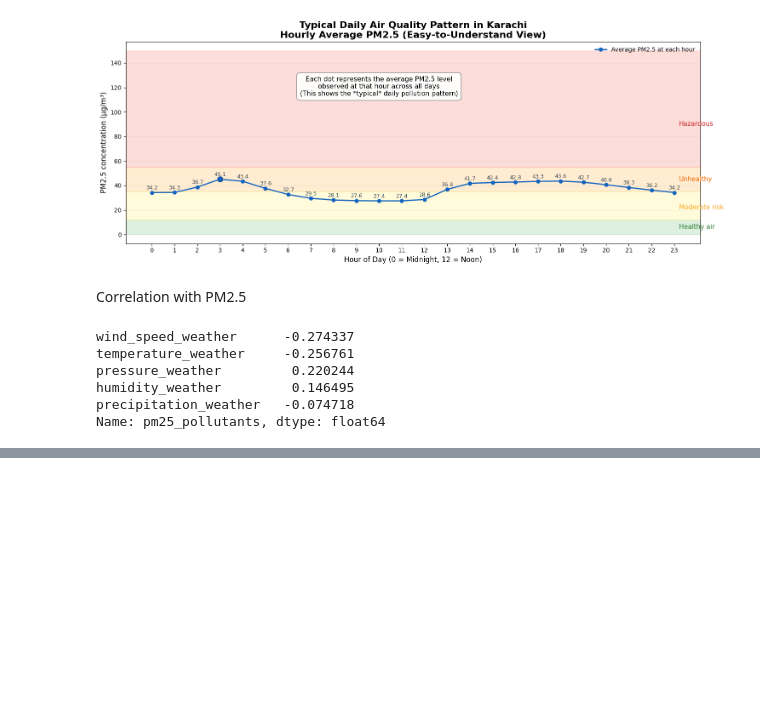
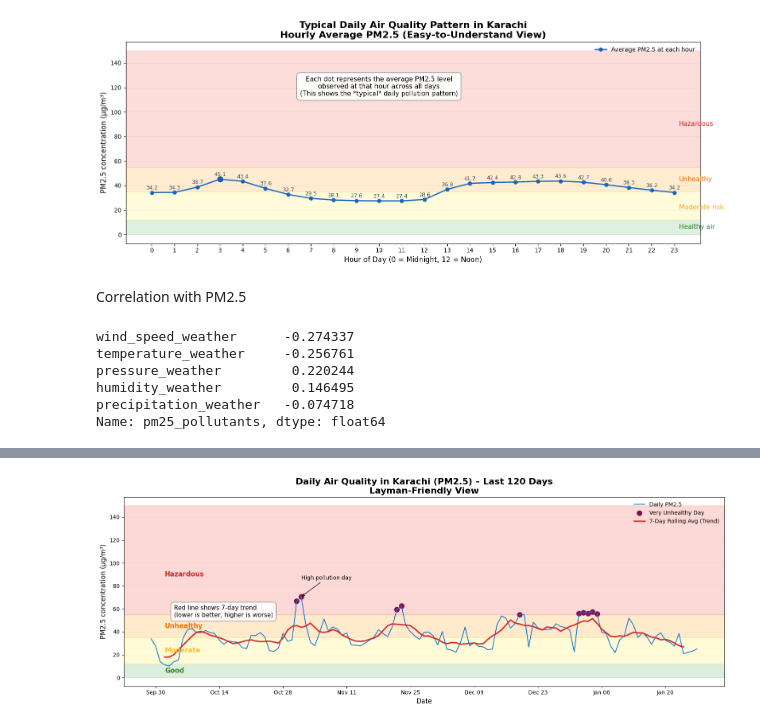
Before and after one commit to Nawab-Ahmed/aqi-forecasting-mlops, a Jupyter notebook: notebooks/eda.ipynb, the cells around one changed output, grey strips where cells are left out. Cells and saved outputs as stored; diff of their text form; code cells hidden in the pictures; blank space fills up the shorter version.

Commit message:
Perform data preprocessing: cleaning, formatting, and feature preparation

```diff
--- a/notebooks/eda.ipynb
+++ b/notebooks/eda.ipynb
@@ -685,13 +676,89 @@ plt.show()
 # %%
-q1 = df["aqi_avg"].quantile(0.25)
-q3 = df["aqi_avg"].quantile(0.75)
-iqr = q3 - q1
+import matplotlib.pyplot as plt
+import matplotlib.dates as mdates
 
-outliers = df[
-    (df["aqi_avg"] < q1 - 1.5 * iqr) |
-    (df["aqi_avg"] > q3 + 1.5 * iqr)
-]
+# Prepare daily average
+historical_df["date"] = historical_df["event_timestamp"].dt.date
+daily_avg = historical_df.groupby("date")["pm25_pollutants"].mean()
 
-print("Number of potential outliers:", len(outliers))
-outliers.sort_values("aqi_avg", ascending=False).head()
+# 7-day rolling average
+rolling_avg = daily_avg.rolling(window=7, center=True).mean()
+
+plt.figure(figsize=(16, 6))
+
+# Health bands (with labels inside each band)
+plt.axhspan(0, 12, color="#4CAF50", alpha=0.2)
+plt.text(daily_avg.index[3], 6, "Good", color="#2E7D32", fontsize=12, weight="bold", va="center")
+plt.axhspan(12, 35, color="#FFEB3B", alpha=0.2)
+plt.text(daily_avg.index[3], 23.5, "Moderate", color="#FBC02D", fontsize=12, weight="bold", va="center")
+plt.axhspan(35, 55, color="#FF9800", alpha=0.2)
+plt.text(daily_avg.index[3], 45, "Unhealthy", color="#EF6C00", fontsize=12, weight="bold", va="center")
+plt.axhspan(55, 150, color="#F44336", alpha=0.2)
+plt.text(daily_avg.index[3], 90, "Hazardous", color="#C62828", fontsize=12, weight="bold", va="center")
+
+# Plot daily average
+plt.plot(
+    daily_avg.index,
+    daily_avg.values,
+    color="#1976D2",
+    linewidth=1.5,
+    label="Daily PM2.5"
+)
+
+# Highlight very unhealthy spikes
+very_unhealthy = daily_avg[daily_avg > 55]
+plt.scatter(
+    very_unhealthy.index,
+    very_unhealthy.values,
+    color="#880E4F",
+    s=80,
+    marker="o",
+    label="Very Unhealthy Day"
+)
+
+# Plot 7-day rolling average
+plt.plot(
+    rolling_avg.index,
+    rolling_avg.values,
+    color="#D32F2F",
+    linewidth=2.5,
+    label="7-Day Rolling Avg (Trend)"
+)
+
+# Text box for rolling average explanation
+plt.text(
+    rolling_avg.index[5],
+    max(daily_avg)*0.75,
+    "Red line shows 7-day trend\n(lower is better, higher is worse)",
+    fontsize=11,
+    bbox=dict(boxstyle="round,pad=0.5", facecolor="white", edgecolor="gray", alpha=0.9)
+)
+
+# Annotate a peak spike
+peak_date = very_unhealthy.idxmax()
+peak_value = very_unhealthy.max()
+plt.annotate(
+    "High pollution day",
+    xy=(peak_date, peak_value),
+    xytext=(peak_date, peak_value+15),
+    arrowprops=dict(facecolor="gray", arrowstyle="->"),
+    fontsize=10
+)
+
+# Titles & labels
+plt.title(
+    "Daily Air Quality in Karachi (PM2.5) – Last 120 Days\nLayman-Friendly View",
+    fontsize=16, weight="bold"
+)
+plt.xlabel("Date", fontsize=12)
+plt.ylabel("PM2.5 concentration (µg/m³)", fontsize=12)
+
+# X-axis formatting
+plt.gca().xaxis.set_major_formatter(mdates.DateFormatter("%b %d"))
+plt.gca().xaxis.set_major_locator(mdates.WeekdayLocator(interval=2))
+
+plt.grid(axis="y", alpha=0.1)
+plt.legend(loc="upper right", frameon=False)
+plt.tight_layout()
+plt.show()
 # %% [output]
@@ -704,0 +765 @@ Number of potential outliers: 23
+[figure, added]
```
Also changed, not shown: parts of 7 cells of this notebook, 15 other files.
